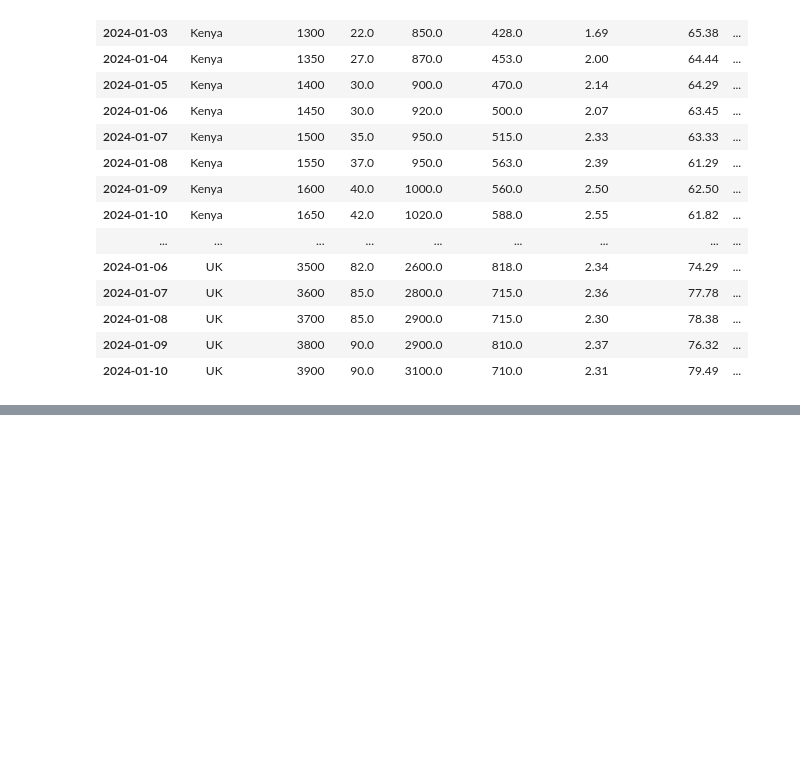
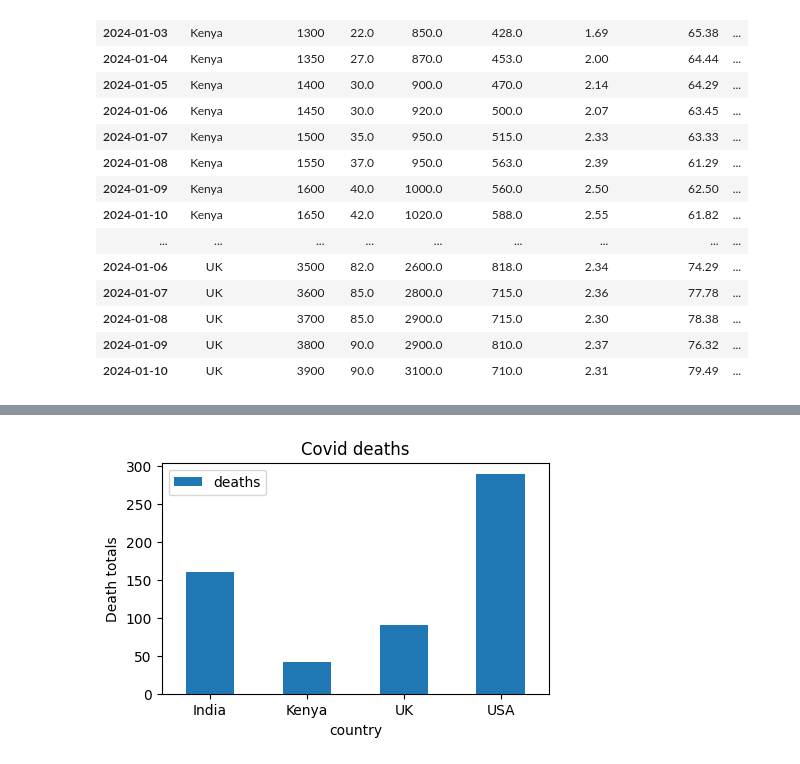
Before and after one commit to Majok-Bol/covid_data, a Jupyter notebook: covid_data_analytics.ipynb, the cells around one changed output, grey strips where cells are left out. Cells and saved outputs as stored; diff of their text form; code cells hidden in the pictures; blank space fills up the shorter version.

```diff
--- a/covid_data_analytics.ipynb
+++ b/covid_data_analytics.ipynb
@@ -330,0 +482,12 @@ covid_data_copy
+# %%
+#fetch deaths from each country cases
+#plot bar graph
+country_totals[["deaths"]].plot(kind="bar",figsize=(5,3))
+plt.title("Covid deaths")
+plt.xlabel("country")
+plt.ylabel("Death totals")
+plt.xticks(rotation=0)
+plt.savefig("covid_deaths.png")
+# plt.show()
+# %% [output]
+[figure, added]
```
Also changed, not shown: parts of 13 cells of this notebook, 11 other files.
